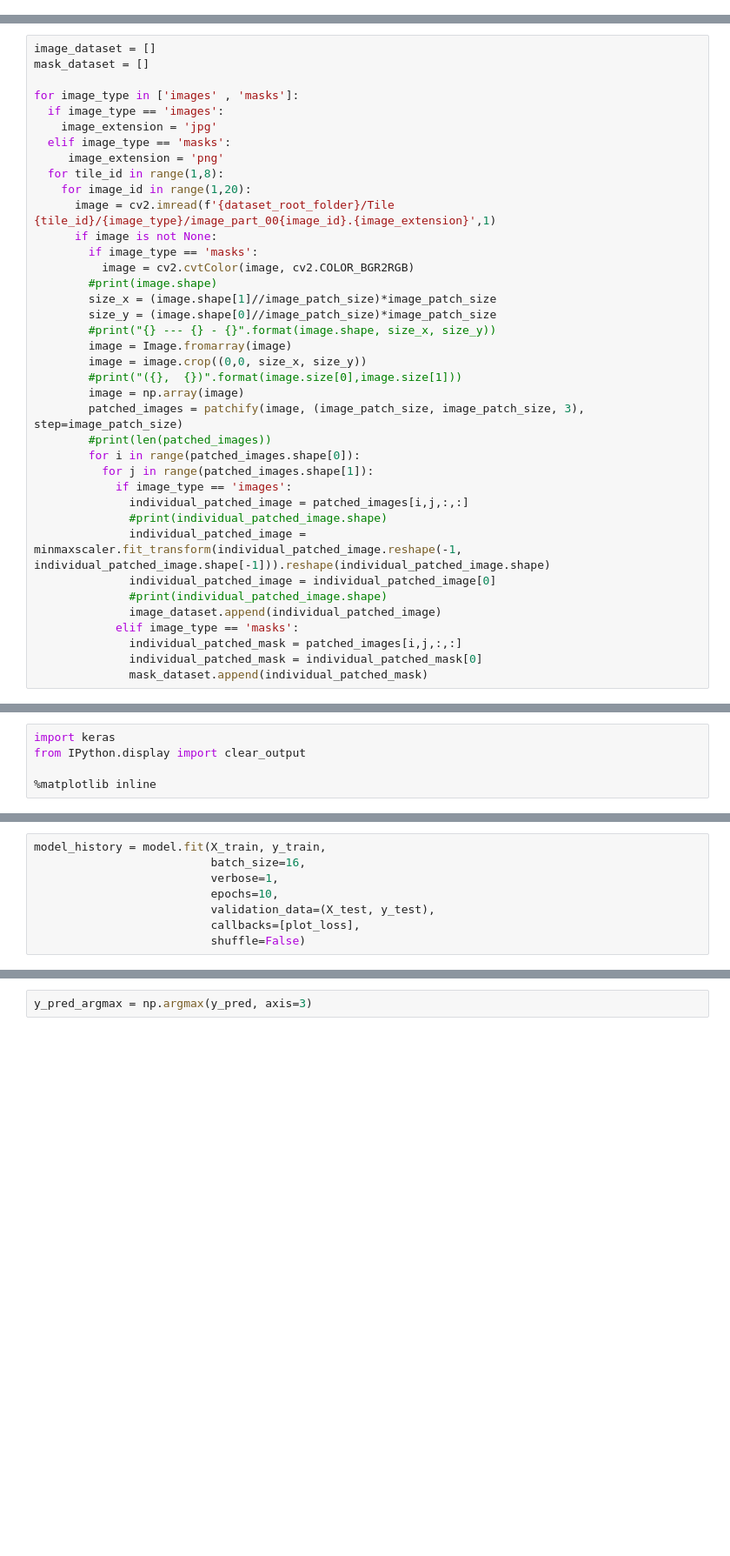
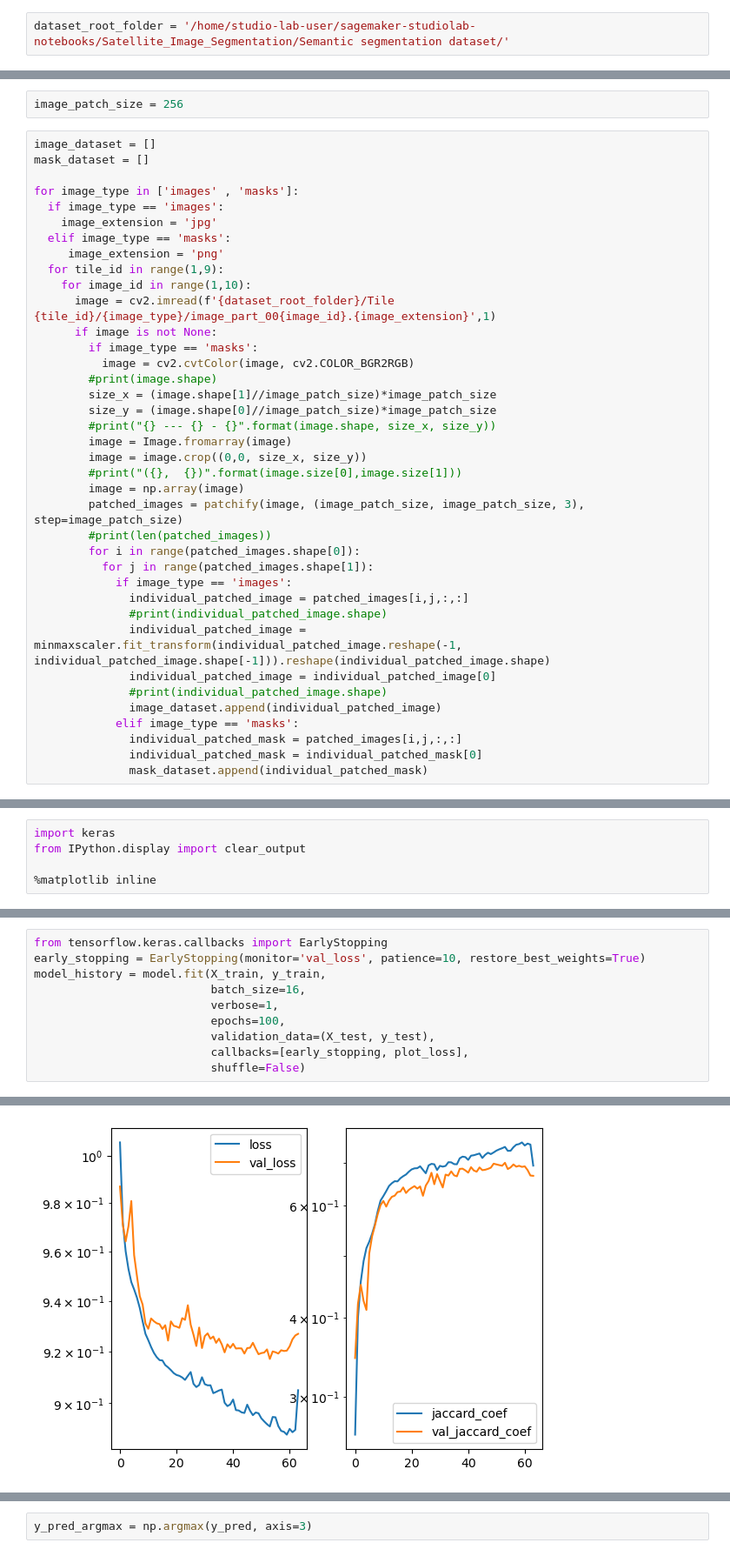
Before and after one commit to AdityaVishalTiwari/Satellite_Image_Segmentation, a Jupyter notebook: Satellite_Image_Segmentation.ipynb, the cells around one changed output, grey strips where cells are left out. Shown at 87% size. Cells and saved outputs as stored; diff of their text form; blank space fills up the shorter version.

```diff
--- a/Satellite_Image_Segmentation.ipynb
+++ b/Satellite_Image_Segmentation.ipynb
@@ -35,3 +30,5 @@ dataset_root_folder = '/content/drive/MyDrive/Semantic segmentation dataset'
+# %%
+dataset_root_folder = '/home/studio-lab-user/sagemaker-studiolab-notebooks/Satellite_Image_Segmentation/Semantic segmentation dataset/'
 # %%
 for path, subdirs, files in os.walk(dataset_root_folder):
   dir_name = path.split(os.path.sep)[-1]
@@ -88,6 +85,8 @@ PIL.Image.Image
 (image.shape[0]//image_patch_size)*image_patch_size
 # %% [output]
 512
+# %%
+image_patch_size = 256
 # %%
 image_dataset = []
 mask_dataset = []
@@ -97,8 +96,8 @@ for image_type in ['images' , 'masks']:
     image_extension = 'jpg'
   elif image_type == 'masks':
      image_extension = 'png'
-  for tile_id in range(1,8):
-    for image_id in range(1,20):
+  for tile_id in range(1,9):
+    for image_id in range(1,10):
       image = cv2.imread(f'{dataset_root_folder}/Tile {tile_id}/{image_type}/image_part_00{image_id}.{image_extension}',1)
       if image is not None:
         if image_type == 'masks':
@@ -601,10 +575,13 @@ class PlotLossEx(keras.callbacks.Callback):
 
 plot_loss = PlotLossEx()
 # %%
+from tensorflow.keras.callbacks import EarlyStopping
+early_stopping = EarlyStopping(monitor='val_loss', patience=10, restore_best_weights=True)
 model_history = model.fit(X_train, y_train,
                           batch_size=16,
                           verbose=1,
-                          epochs=10,
+                          epochs=100,
                           validation_data=(X_test, y_test),
-                          callbacks=[plot_loss],
+                          callbacks=[early_stopping, plot_loss],
                           shuffle=False)
+# %% [output]
@@ -610,0 +589 @@ model_history = model.fit(X_train, y_train,
+[figure, added]
```
Also changed, not shown: parts of 32 cells of this notebook, 3 other files.
